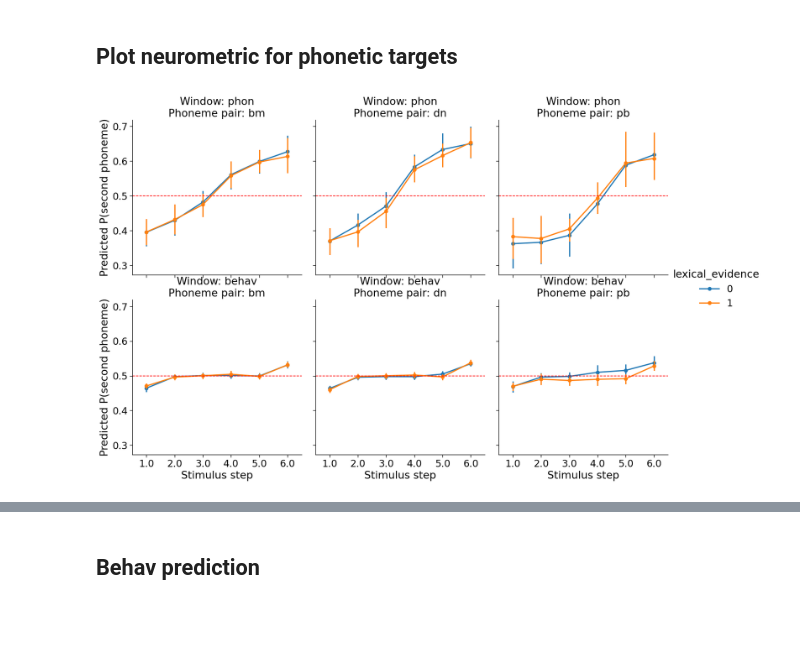
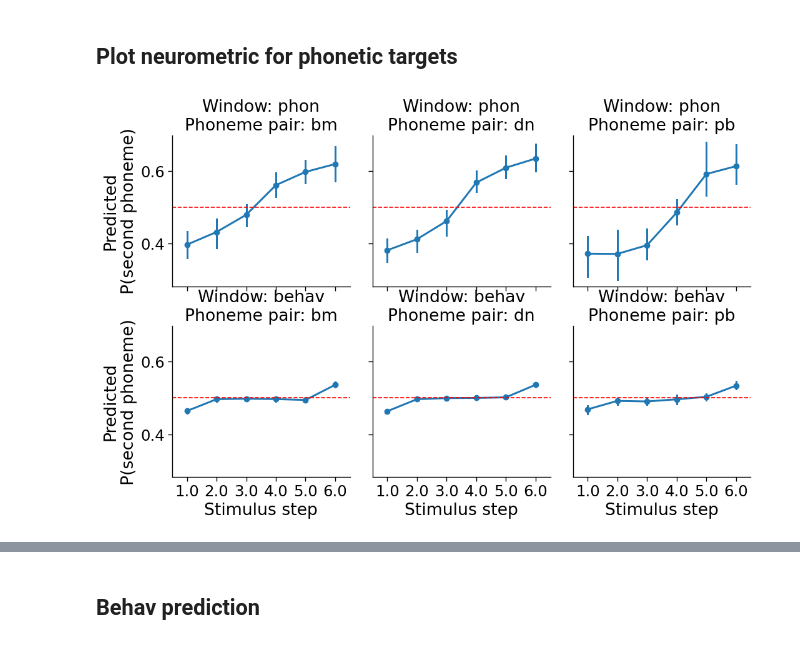
Before and after one commit to hans/barakeet, a Jupyter notebook: notebooks/causal4/A_neurometrics.ipynb, the cells around one changed output, grey strips where cells are left out. Saved outputs shown, nothing was run; the diff lists cells and outputs as text; code cells hidden in the pictures; blank space fills up the shorter version.

```diff
--- a/notebooks/causal4/A_neurometrics.ipynb
+++ b/notebooks/causal4/A_neurometrics.ipynb
@@ -109,6 +110,16 @@ def pl_roc_auc(df: pl.DataFrame, target_col: str, proba_col: str, group_cols: li
         )
         .select(group_cols + [roc_auc_name])
     )
+# %%
+word_end_df = pl.from_pandas(
+    pd.DataFrame.from_dict(OFFSET_DICT, orient="index", columns=["word_end_offset"]).rename_axis("word_end") \
+        .join(pd.DataFrame.from_dict(WORD_END_TO_PHONEME_PAIR, orient="index", columns=["phoneme_pair"]).rename_axis("word_end"),
+              on="word_end").reset_index()) \
+    .with_columns(
+        pl.col("word_end").cast(word_end_enum),
+        pl.col("phoneme_pair").cast(phoneme_pair_enum),
+        ((pl.col("word_end_offset") - epoch_tmin) * epoch_sfreq).alias("word_end_offset_sample")
+    )
 # %% [markdown]
 ## Behav prep
 # %%
@@ -166,11 +177,13 @@ behav_roc_auc_mean_df = behav_roc_auc_searchlight_df \
 # %%
 behav_peaks_df = (
     behav_roc_auc_mean_df
-    .filter(pl.col("smin") >= behav_response_smin_min,
-            pl.col("smax") <= behav_response_smax_max)
+    .join(word_end_df, on=["phoneme_pair", "word_end"], how="left")
+    .filter(pl.col("smax") <= pl.col("word_end_offset_sample"),
+            pl.col("smin") >= behav_response_smin_min)
     .sort("behav_roc_auc_improvement", descending=True)
     .group_by(["subject", "electrode_idx", "phoneme_pair", "word_end"])
     .first()
+    .filter(pl.col("behav_roc_auc_improvement") > 0)
 )
 # %%
 # behav_roc_auc_searchlight_df = pd.merge(
@@ -218,8 +231,10 @@ phon_roc_auc_mean_df = phon_roc_auc_searchlight_df \
 # %%
 phon_peaks_df = (
     phon_roc_auc_mean_df
+    .join(word_end_df.group_by(["phoneme_pair"]).agg(pl.max("word_end_offset_sample")), on=["phoneme_pair"], how="left")
     .filter(pl.col("smin") >= phon_response_smin_min,
-            pl.col("smax") <= phon_response_smax_max,
+            pl.col("smax") <= pl.col("word_end_offset_sample"),
+            # pl.col("smax") <= phon_response_smax_max,
             pl.col("phon_roc_auc") >= phon_response_peak_threshold)
     .sort("phon_roc_auc", descending=True)
     .group_by(["subject", "electrode_idx", "phoneme_pair"])
@@ -334,17 +349,19 @@ assert plot_phon_df.select(pl.col("resampled").is_null().any()).item() is False
 assert plot_phon_df.select(pl.col("fold").is_null().any()).item() is False
 # %%
 g = sns.catplot(data=plot_phon_df.to_pandas(),
-                x="resampled", y="decoder_proba", hue="lexical_evidence",
+                x="resampled", y="decoder_proba",
+                # hue="lexical_evidence",
                 col="phoneme_pair", col_order=phoneme_pair_order,
                 row="source", row_order=["phon", "behav"],
-                kind="point", units="site")
-g.set_axis_labels("Stimulus step", "Predicted P(second phoneme)")
+                kind="point", units="site",
+                height=3.5)
+g.set_axis_labels("Stimulus step", "Predicted\nP(second phoneme)")
 g.set_titles(template="Window: {row_name}\nPhoneme pair: {col_name}")
 
 for ax in g.axes.flat:
     ax.axhline(0.5, color="red", linestyle="--")
 # %% [output]
-[figure, old version]
+[figure, new version]
 # %%
 # compute phonetic accuracy per source and resampled, within fold
 phon_acc = (plot_phon_df
```
Also changed, not shown: parts of 54 cells of this notebook.
